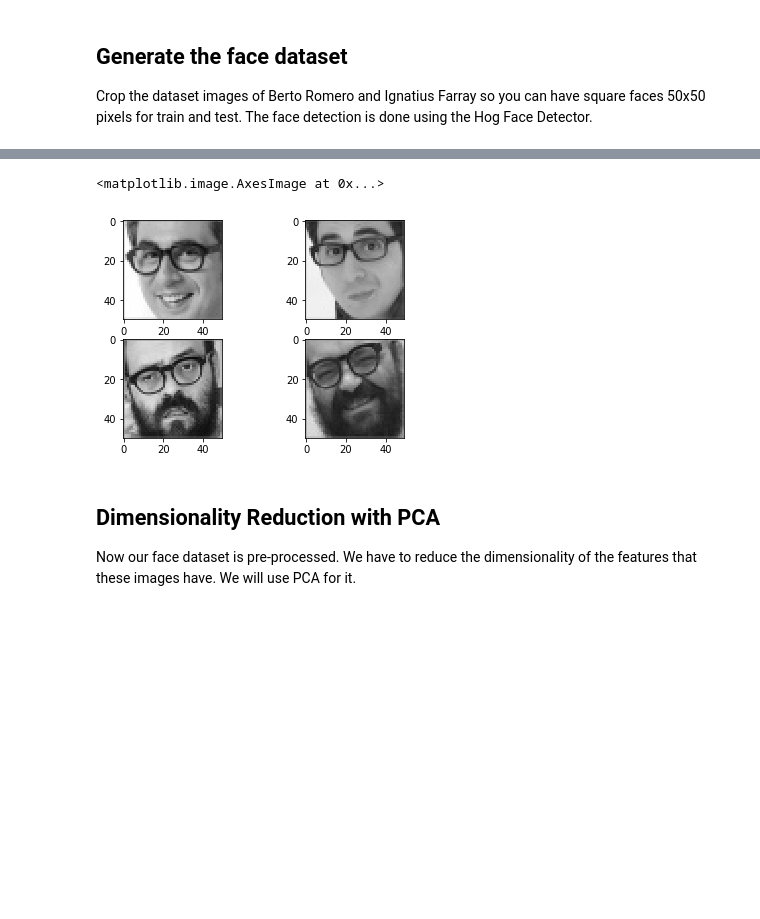
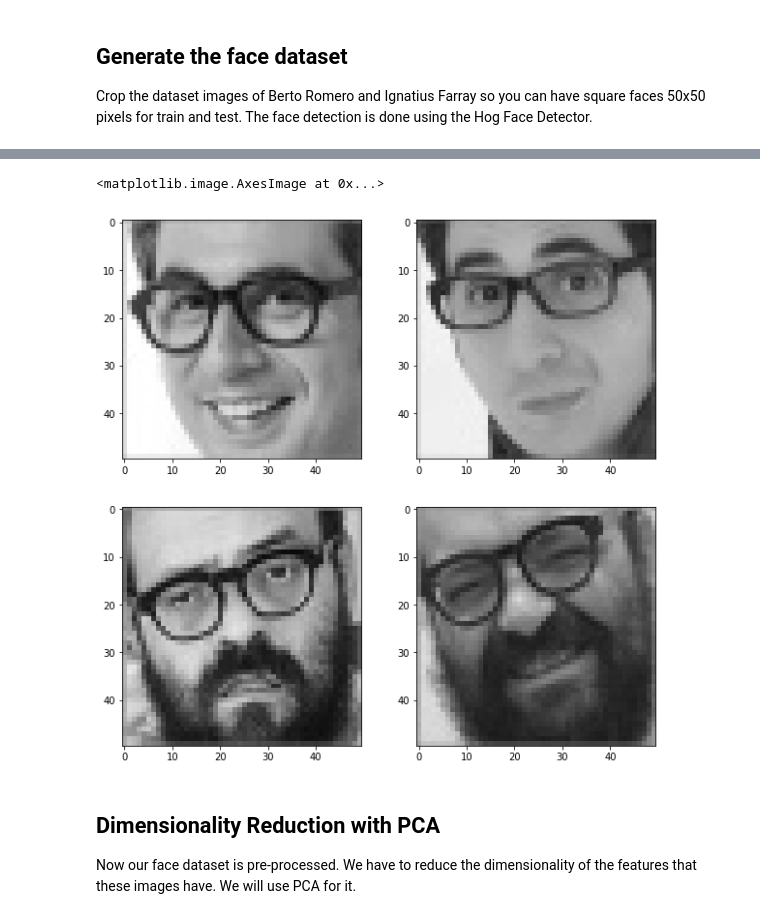
Before and after one commit to ericmassip/ML-face-recognition, a Jupyter notebook: ML_face_recognition.ipynb, the cells around one changed output, grey strips where cells are left out. Drawn from its saved outputs; the diff is of its cells as text; code cells hidden in the pictures; blank space fills up the shorter version.

```diff
--- a/ML_face_recognition.ipynb
+++ b/ML_face_recognition.ipynb
@@ -109,18 +109,18 @@ Processed image img/not_cropped_faces/test/ignatius_farray15.jpg
 # %%
 # Sample of cropped faces
 
-fig = plt.figure()
+fig = plt.figure(figsize=(10,10))
 ax1 = fig.add_subplot(2,2,1)
 ax1.imshow(cv2.imread('img/cropped_faces/train/berto_romero1_cropped.jpg'))
 ax2 = fig.add_subplot(2,2,2)
 ax2.imshow(cv2.imread('img/cropped_faces/train/berto_romero2_cropped.jpg'))
 ax3 = fig.add_subplot(2,2,3)
 ax3.imshow(cv2.imread('img/cropped_faces/train/ignatius_farray1_cropped.jpg'))
 ax4 = fig.add_subplot(2,2,4)
 ax4.imshow(cv2.imread('img/cropped_faces/train/ignatius_farray2_cropped.jpg'))
 # %% [output]
 <matplotlib.image.AxesImage at 0x...>
-[figure, old version]
+[figure, new version]
 # %% [markdown]
 ## Dimensionality Reduction with PCA
 
```
Also changed, not shown: parts of 11 cells of this notebook.
